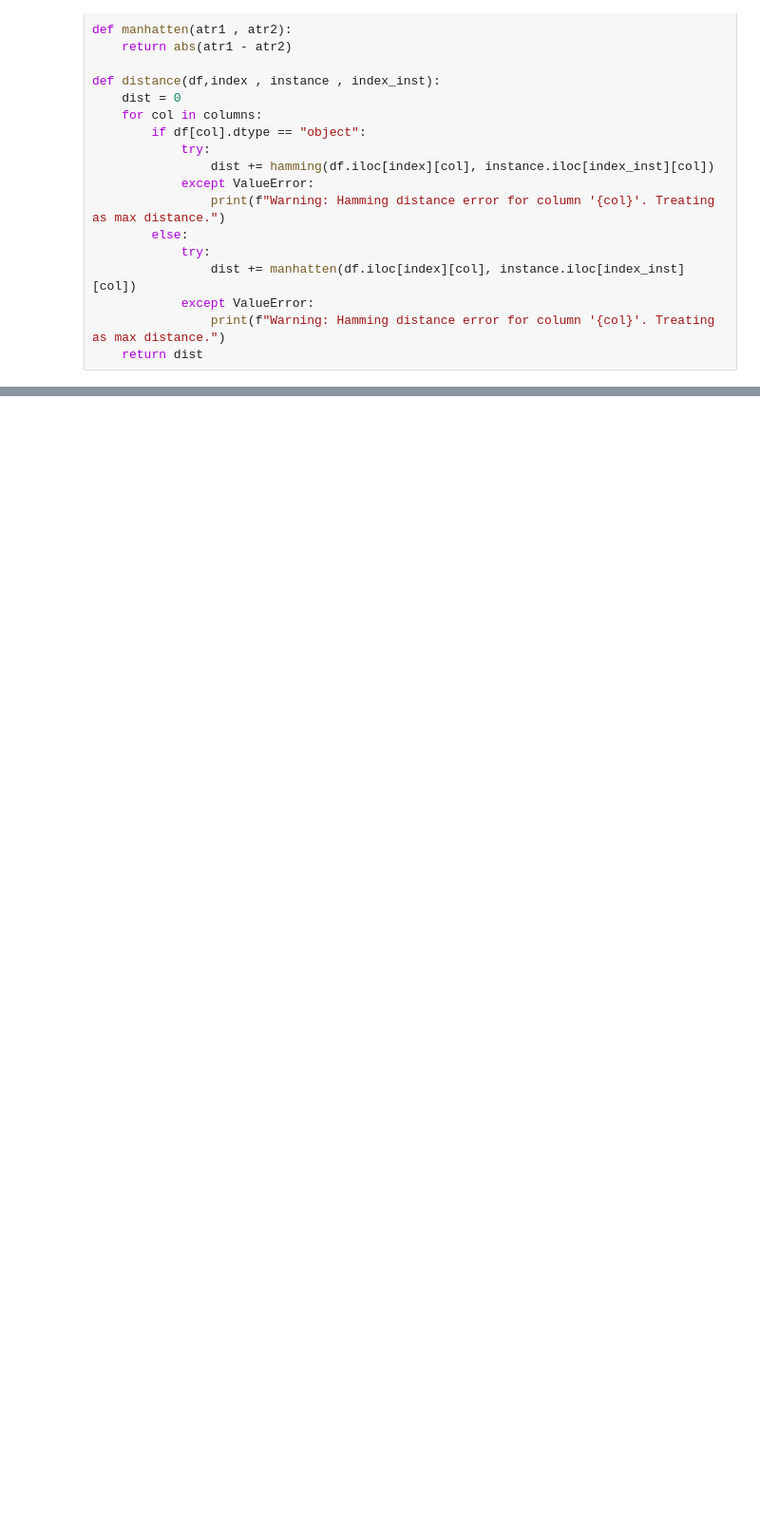
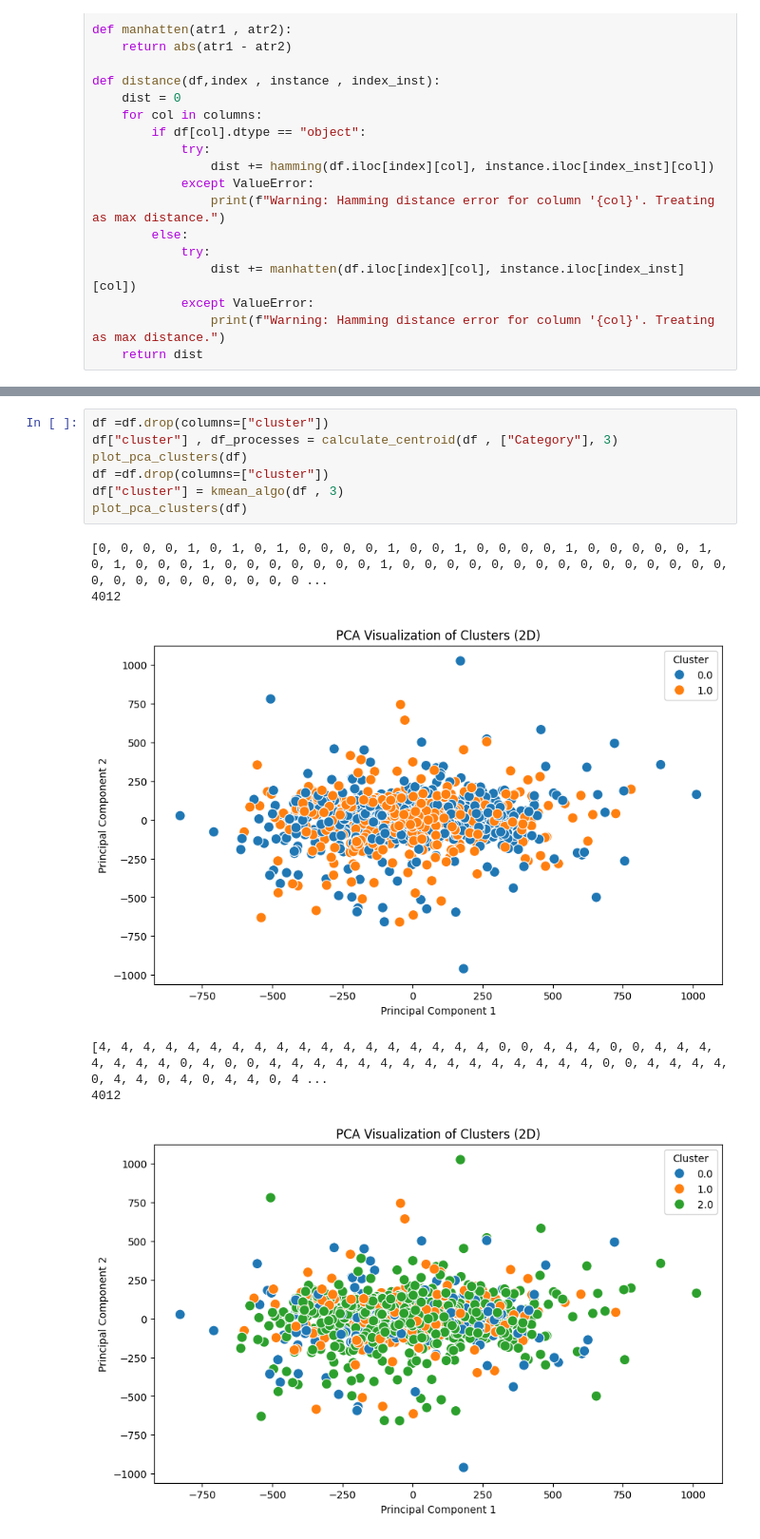
Before and after one commit to grosvenor01/Data-Mining, a Jupyter notebook: TP6.ipynb, the cells around one changed output, grey strips where cells are left out. Shown at 95% size. Saved outputs shown, nothing was run; the diff lists cells and outputs as text; blank space fills up the shorter version.

```diff
--- a/TP6.ipynb
+++ b/TP6.ipynb
@@ -113,0 +158,14 @@ Name: 0, dtype: object
+# %%
+df =df.drop(columns=["cluster"])
+df["cluster"] , df_processes = calculate_centroid(df , ["Category"], 3)
+plot_pca_clusters(df)
+df =df.drop(columns=["cluster"])
+df["cluster"] = kmean_algo(df , 3)
+plot_pca_clusters(df)
+# %% [output]
+[0, 0, 0, 0, 1, 0, 1, 0, 1, 0, 0, 0, 0, 1, 0, 0, 1, 0, 0, 0, 0, 1, 0, 0, 0, 0, 0, 1, 0, 1, 0, 0, 0, 1, 0, 0, 0, 0, 0, 0, 0, 1, 0, 0, 0, 0, 0, 0, 0, 0, 0, 0, 0, 0, 0, 0, 0, 0, 0, 0, 0, 0, 0, 0, 0, 0, 0 ...
+4012
+[figure, added]
+[4, 4, 4, 4, 4, 4, 4, 4, 4, 4, 4, 4, 4, 4, 4, 4, 4, 4, 0, 0, 4, 4, 4, 0, 0, 4, 4, 4, 4, 4, 4, 4, 0, 4, 0, 0, 4, 4, 4, 4, 4, 4, 4, 4, 4, 4, 4, 4, 4, 4, 4, 0, 0, 4, 4, 4, 4, 0, 4, 4, 0, 4, 0, 4, 4, 0, 4 ...
+4012
+[figure, added]
```
Also changed, not shown: parts of 6 cells of this notebook, 1 other file.
